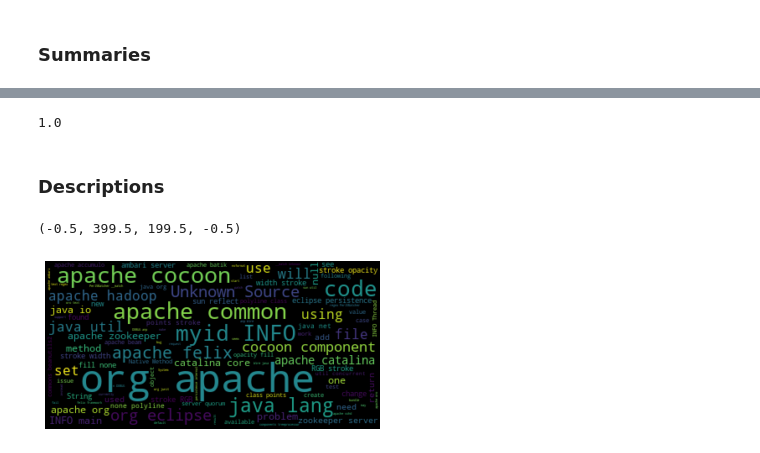
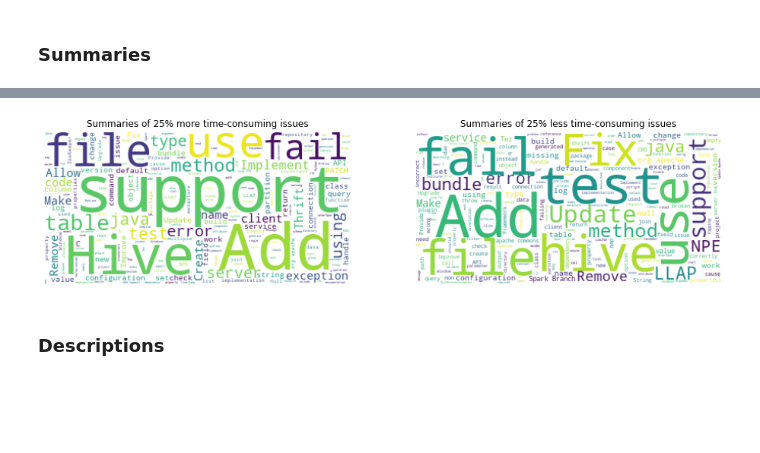
Before and after one commit to raulhigueras/tech-debt-NLP-analysis, a Jupyter notebook: notebooks/explore.ipynb, the cells around one changed output, grey strips where cells are left out. Saved outputs shown, nothing was run; the diff lists cells and outputs as text; code cells hidden in the pictures; blank space fills up the shorter version.

```diff
--- a/notebooks/explore.ipynb
+++ b/notebooks/explore.ipynb
@@ -218,9 +233,9 @@ plt.show()
 # %% [markdown]
 ### Summaries
 # %%
-text_data = heavy1[["SUMMARY", "RESOLUTION_DATE", "CREATION_DATE"]].copy()
+text_data = jira[["SUMMARY", "RESOLUTION_DATE", "CREATION_DATE"]].copy()
 text_data = text_data[text_data['RESOLUTION_DATE'] != ""].copy()
-text_data['dur'] = heavy1["RESOLUTION_DATE"].apply(parse_date) - heavy1["CREATION_DATE"].apply(parse_date)
+text_data['dur'] = jira["RESOLUTION_DATE"].apply(parse_date) - jira["CREATION_DATE"].apply(parse_date)
 text_data['dur'] = [d.days for d in text_data['dur']]
 perc25 = np.percentile(list(text_data['dur']), 25)
 perc75 = np.percentile(list(text_data['dur']), 75)
@@ -247,22 +244,27 @@ heavy1[heavy1['PROJECT_ID']=='commons-net']
-# %%
-
-perc25
-# %% [output]
-1.0
+# %%
+plt.subplot(121)
+wc1 = wc.WordCloud(background_color="White").generate(txt1)
+plt.imshow(wc1, interpolation='bilinear')
+plt.axis("off")
+plt.title("Summaries of 25% more time-consuming issues")
+
+plt.subplot(122)
+wc1 = wc.WordCloud(background_color="White").generate(txt2)
+plt.imshow(wc1, interpolation='bilinear')
+plt.axis("off")
+plt.title("Summaries of 25% less time-consuming issues")
+
+plt.gcf().set_size_inches(16, 4)
+# %% [output]
+[figure, added]
 # %% [markdown]
 ### Descriptions
 # %%
-text_data = heavy1[["description", "resolutionDate", "creationDate"]].copy()
-text_data = text_data[text_data['resolutionDate'] != ""].copy()
-text_data['dur'] = heavy1["resolutionDate"].apply(parse_date) - heavy1["creationDate"].apply(parse_date)
+text_data = jira[["DESCRIPTION", "RESOLUTION_DATE", "CREATION_DATE"]].copy()
+text_data = text_data[text_data['RESOLUTION_DATE'] != ""].copy()
+text_data['dur'] = jira["RESOLUTION_DATE"].apply(parse_date) - jira["CREATION_DATE"].apply(parse_date)
 text_data['dur'] = [d.days for d in text_data['dur']]
 perc25 = np.percentile(list(text_data['dur']), 25)
 perc75 = np.percentile(list(text_data['dur']), 75)
-txt1 = " ".join(list(text_data[text_data['dur'] >= perc75].copy()['description']))
-txt2 = " ".join(list(text_data[text_data['dur'] <= perc25].copy()['description']))
-wc1 = wc.WordCloud().generate(txt1)
-plt.imshow(wc1, interpolation='bilinear')
-plt.axis("off")
+txt1 = " ".join(list(text_data[text_data['dur'] >= perc75].copy()['DESCRIPTION']))
+txt2 = " ".join(list(text_data[text_data['dur'] <= perc25].copy()['DESCRIPTION']))
-# %% [output]
-(-0.5, 399.5, 199.5, -0.5)
-[figure, removed]
```
Also changed, not shown: parts of 74 cells of this notebook.
